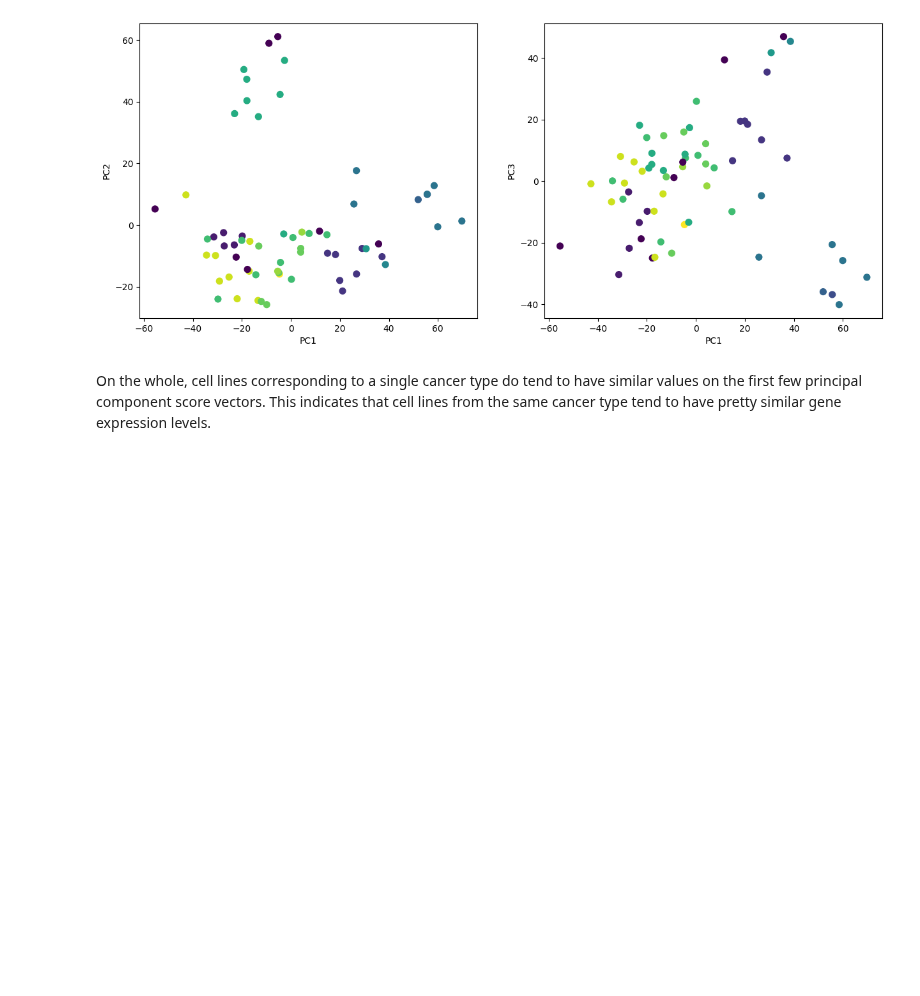
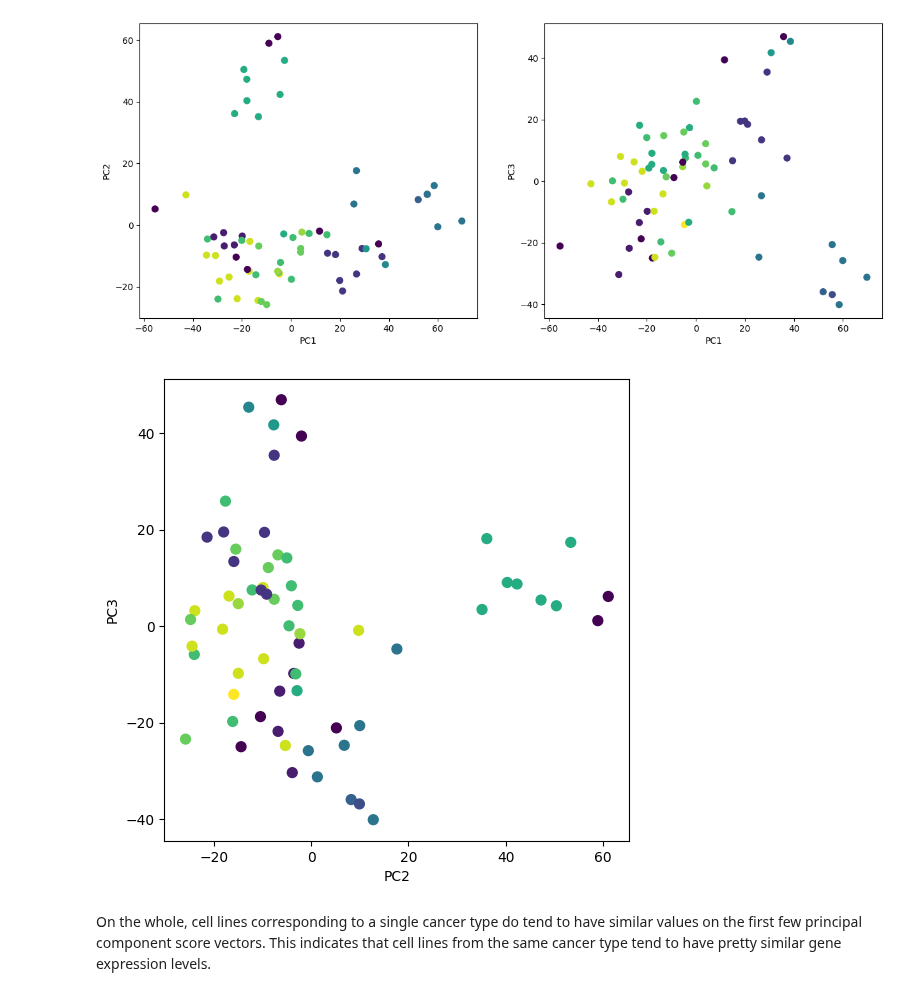
Before and after one commit to drwslv/StanfordOnline-Statistical-Learning, a Jupyter notebook: Ch12-unsup-lab.ipynb, the cells around one changed output. Cells and saved outputs as stored; diff of their text form; code cells hidden in the pictures; blank space fills up the shorter version.

```diff
--- a/Ch12-unsup-lab.ipynb
+++ b/Ch12-unsup-lab.ipynb
@@ -734,13 +734,15 @@ ax.set_xlabel('PC1'); ax.set_ylabel('PC3');
 # %% [output]
 [figure]
 # %%
-fig, ax = plt.subplots(1, 2, figsize=(15,6))
-ax.scatter(nci_scores[:,0],
+fig, ax = plt.subplots(1, 1, figsize=(6,6))
+ax.scatter(nci_scores[:,1],
            nci_scores[:,2],
            c=nci_groups,
            marker='o',
            s=50)
-ax.set_xlabel('PC1'); ax.set_ylabel('PC3');
+ax.set_xlabel('PC2'); ax.set_ylabel('PC3');
+# %% [output]
+[figure, added]
 # %% [markdown]
 On the whole, cell lines corresponding to a single cancer type do tend to
 have similar values on the first few principal component score
```
Also changed, not shown: parts of 2 cells of this notebook.
